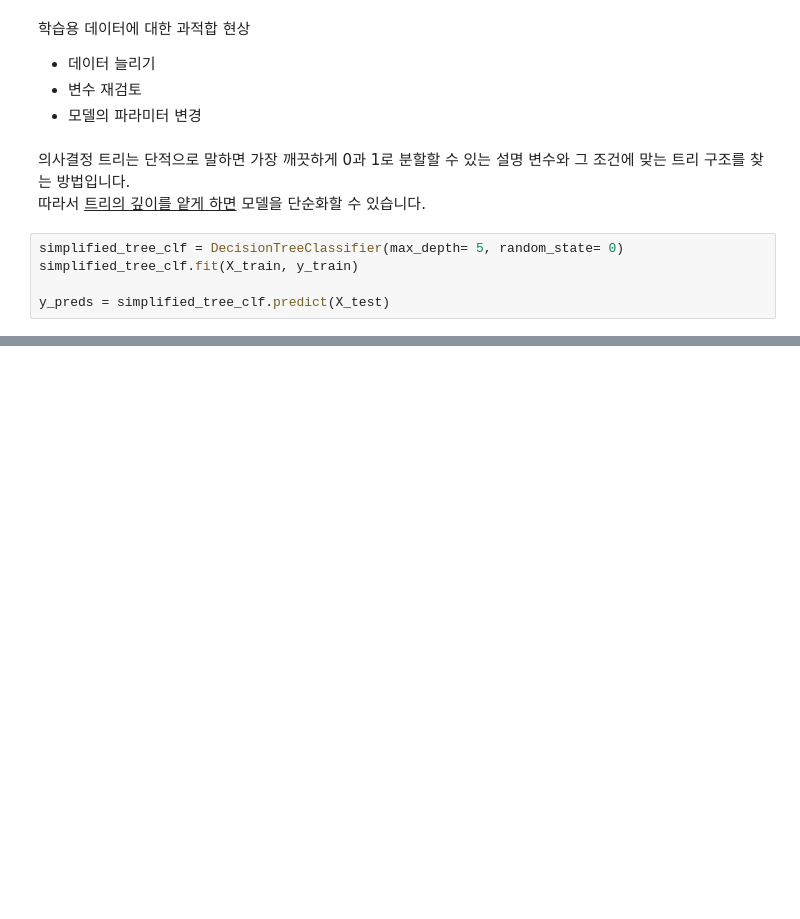
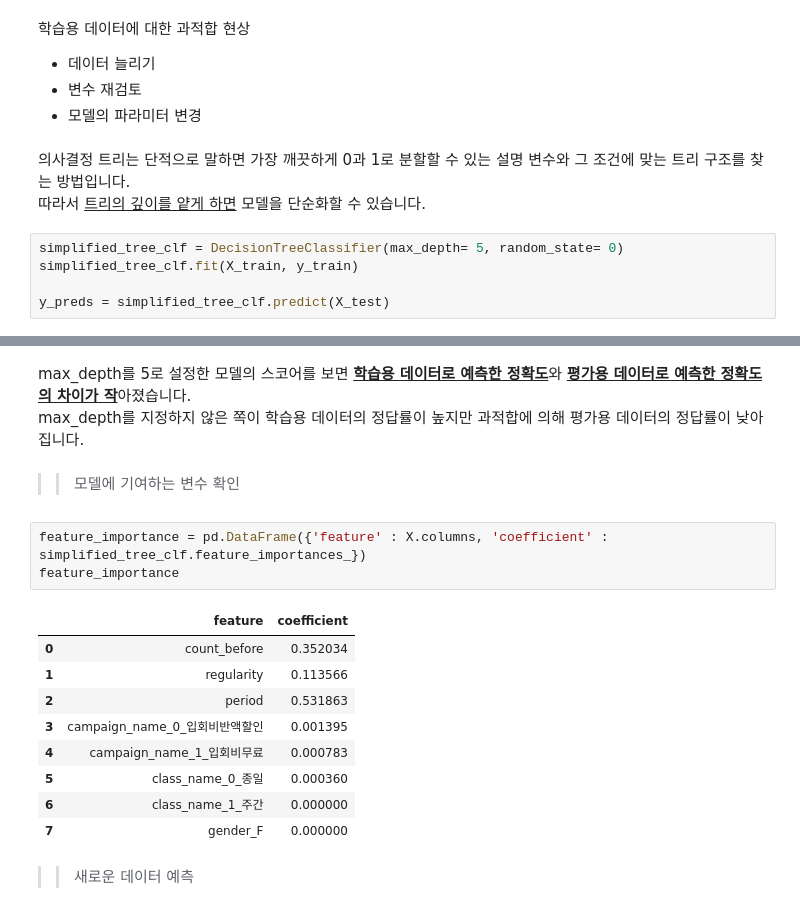
Before and after one commit to gmlwlswls/study_DataTechniques, a Jupyter notebook: 02. MachineLearning/gym_data_classification.ipynb, the cells around one changed output, grey strips where cells are left out. Saved outputs shown, nothing was run; the diff lists cells and outputs as text; blank space fills up the shorter version.

```diff
--- a/02. MachineLearning/gym_data_classification.ipynb
+++ b/02. MachineLearning/gym_data_classification.ipynb
@@ -490,0 +491,20 @@ simplified_tree_clf.score(X_test, y_test) # 91.1%
+# %% [markdown]
+max_depth를 5로 설정한 모델의 스코어를 보면 <b><u>학습용 데이터로 예측한 정확도</u></b>와 <u><b>평가용 데이터로 예측한 정확도의 차이가 작</u></b>아졌습니다.
+max_depth를 지정하지 않은 쪽이 학습용 데이터의 정답률이 높지만 과적합에 의해 평가용 데이터의 정답률이 낮아집니다.
+# %% [markdown]
+>> 모델에 기여하는 변수 확인
+# %%
+feature_importance = pd.DataFrame({'feature' : X.columns, 'coefficient' : simplified_tree_clf.feature_importances_})
+feature_importance
+# %% [output]
+|  | feature | coefficient |
+| 0 | count_before | 0.352034 |
+| 1 | regularity | 0.113566 |
+| 2 | period | 0.531863 |
+| 3 | campaign_name_0_입회비반액할인 | 0.001395 |
+| 4 | campaign_name_1_입회비무료 | 0.000783 |
+| 5 | class_name_0_종일 | 0.000360 |
+| 6 | class_name_1_주간 | 0.000000 |
+| 7 | gender_F | 0.000000 |
+# %% [markdown]
+>> 새로운 데이터 예측
```
Also changed, not shown: parts of 15 cells of this notebook.
